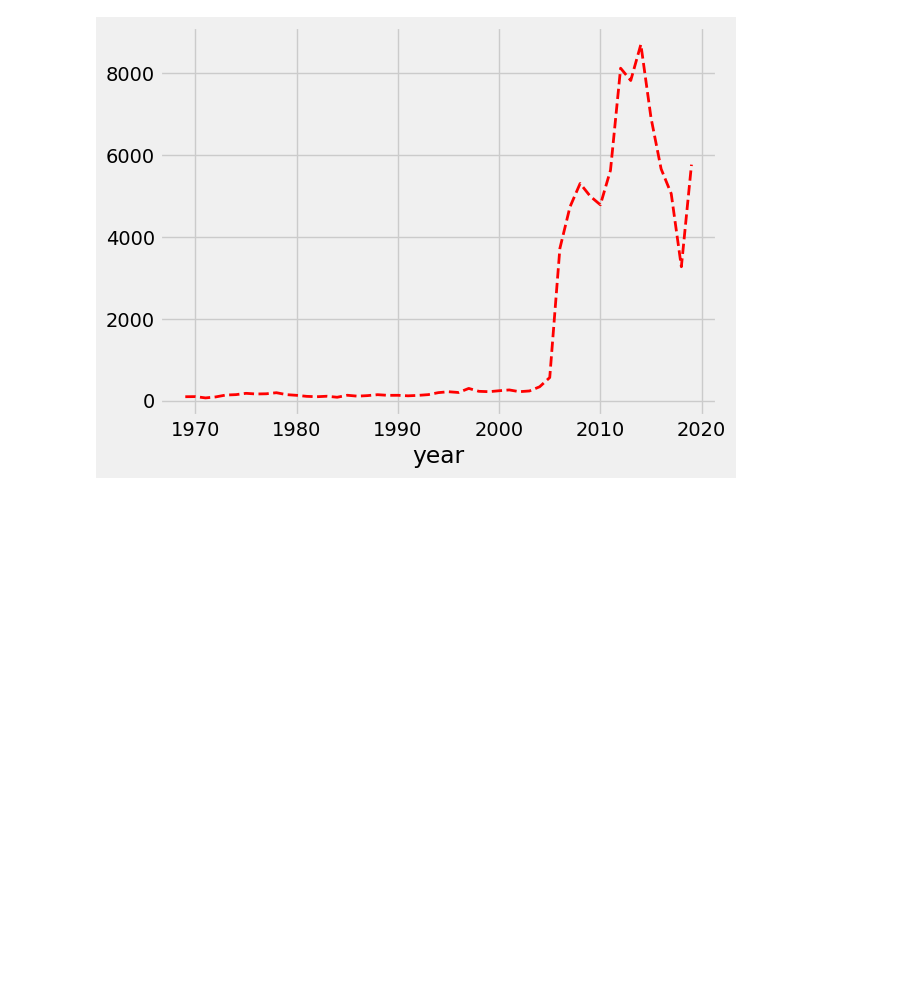
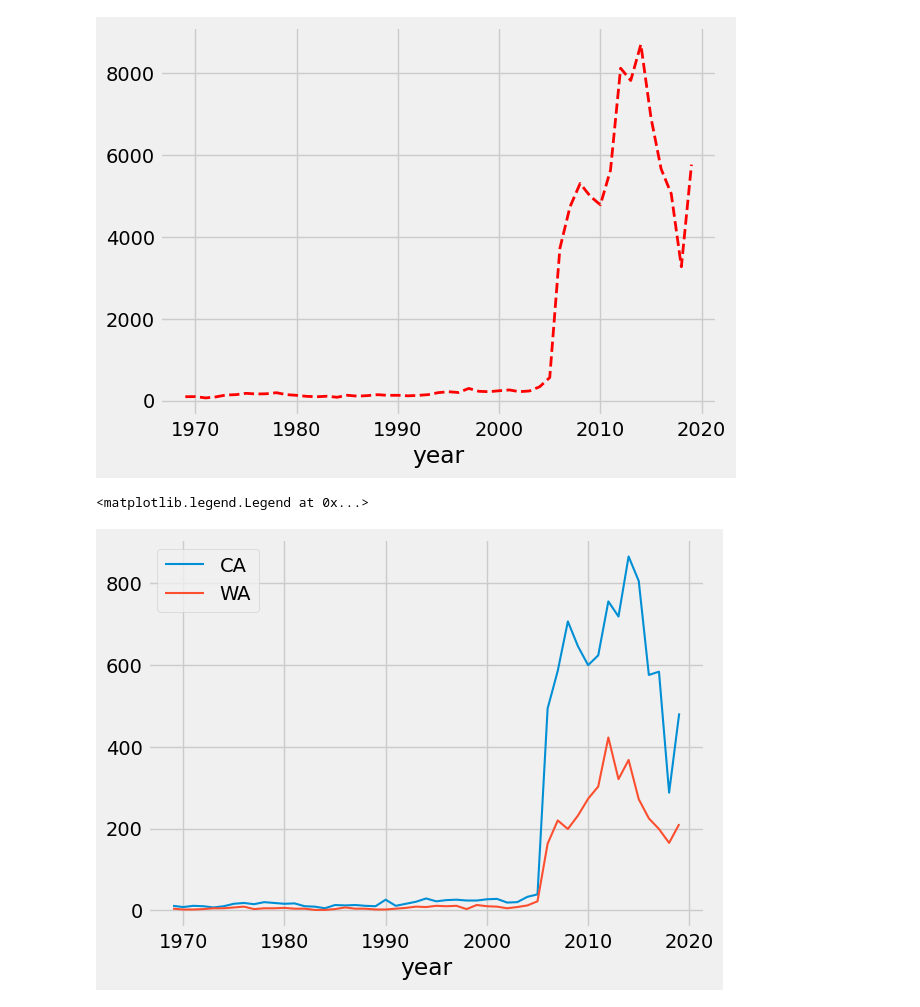
Before and after one commit to harshitgupta240197/Python, a Jupyter notebook: Pandas + Matplotlib/07.Line_Plots.ipynb, the cells around one changed output. Drawn from its saved outputs; the diff is of its cells as text; code cells hidden in the pictures; blank space fills up the shorter version.

Commit message:
Some additions to the line plot

```diff
--- a/Pandas + Matplotlib/07.Line_Plots.ipynb
+++ b/Pandas + Matplotlib/07.Line_Plots.ipynb
@@ -97,3 +97,10 @@ ufos['year'].value_counts().sort_index().plot(
 # %% [output]
 <Axes: xlabel='year'>
 [figure]
+# %%
+ufos[ufos['state'] == 'CA'].year.value_counts().sort_index().plot(linewidth = 1.5, label = 'CA')
+ufos[ufos['state'] == 'WA'].year.value_counts().sort_index().plot(linewidth = 1.5, label = 'WA')
+plt.legend(loc='upper left')
+# %% [output]
+<matplotlib.legend.Legend at 0x...>
+[figure, added]
```
Also changed, not shown: 1 other file.
